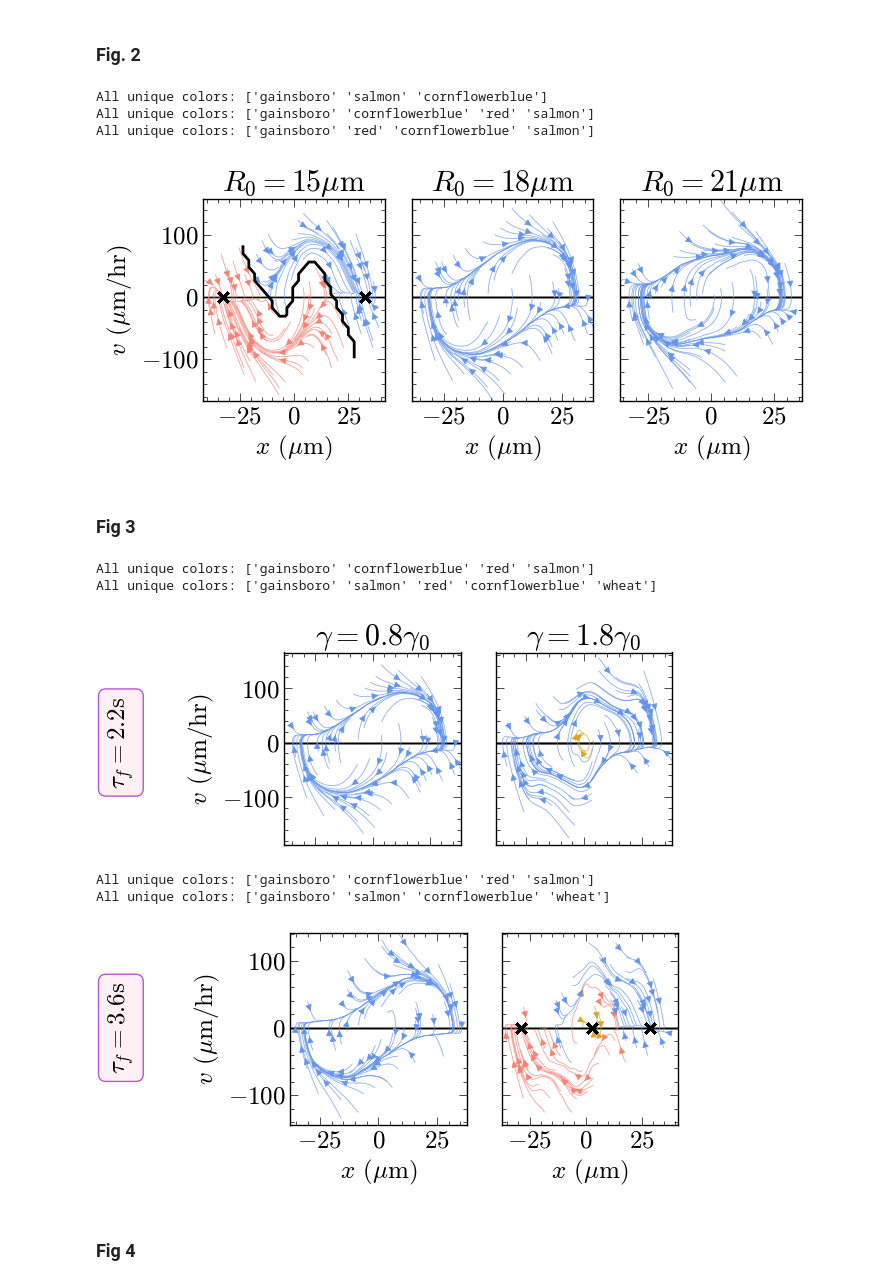
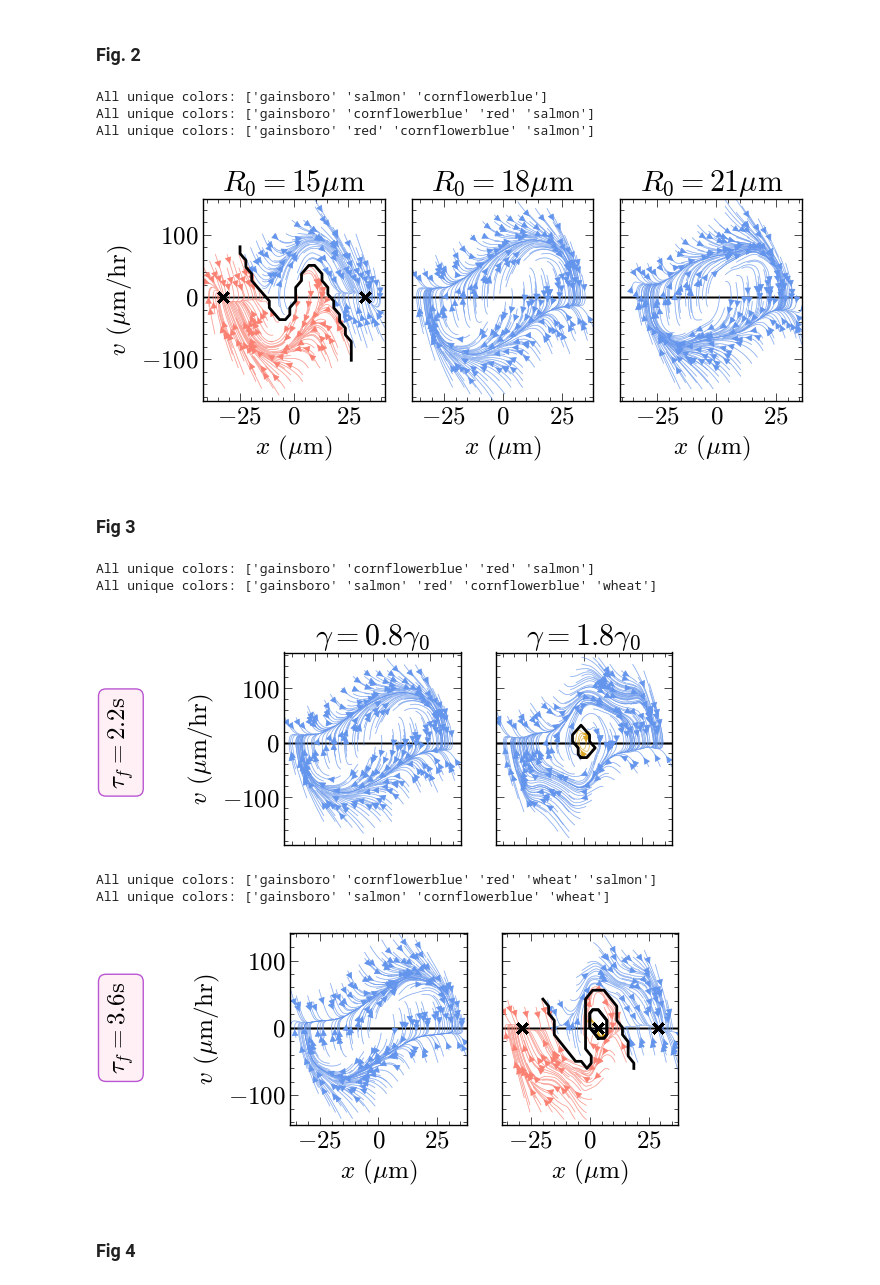
Before and after one commit to pedromzadeh/hopper, a Jupyter notebook: processing/streams.ipynb, the cells around one changed output. Saved outputs shown, nothing was run; the diff lists cells and outputs as text; code cells hidden in the pictures.

```diff
--- a/processing/streams.ipynb
+++ b/processing/streams.ipynb
@@ -138,7 +176,7 @@ def process_gid(gid):
 
     data = pickle.load(open(f"maps/map_{gid}.pkl", "rb"))
     if len(data["labels"]) > 0:
-        return data["F"], data["bounds"], data["labels"], data["end_pts"]
+        return data["F"], data["bounds"], np.array(data["labels"]), data["end_pts"]
     return data["F"], data["bounds"]
 # %%
 kwargs = {
@@ -148,7 +186,7 @@ kwargs = {
     "integration_direction": "forward",
     "broken_streamlines": True,
 }
-nskip = 8
+nskip = 2
 inline = False
 render = lambda f: plt.show() if inline else plt.savefig(f)
 # %% [markdown]
@@ -232,7 +270,7 @@ streamplot(
     *process_gid(2),
     axs[0],
     title=r"$R_0=15\mu\mathrm{m}$",
-    n_skip=5,
+    n_skip=nskip,
     zero_line=True,
     show_terminal={"color": "black"},
     septx=True,
@@ -262,7 +300,7 @@ render("paper_plots/varying_cell_size_streams.pdf")
 All unique colors: ['gainsboro' 'salmon' 'cornflowerblue']
 All unique colors: ['gainsboro' 'cornflowerblue' 'red' 'salmon']
 All unique colors: ['gainsboro' 'red' 'cornflowerblue' 'salmon']
-[figure, old version]
+[figure, new version]
 # %% [markdown]
 ### Fig 3
 # %%
@@ -279,6 +317,7 @@ streamplot(
     n_skip=nskip,
     zero_line=True,
     mix_corn_salmon=True,
+    # include_red=False,
     **kwargs
 )
 streamplot(
@@ -288,6 +327,8 @@ streamplot(
     n_skip=nskip,
     zero_line=True,
     mix_corn_salmon=True,
+    septx=True,
+    # include_red=True,
     **kwargs
 )
 axs[0].text(
@@ -313,7 +354,7 @@ render("paper_plots/varying_cell_tension_streams_A.pdf")
 # %% [output]
 All unique colors: ['gainsboro' 'cornflowerblue' 'red' 'salmon']
 All unique colors: ['gainsboro' 'salmon' 'red' 'cornflowerblue' 'wheat']
-[figure, old version]
+[figure, new version]
 # %%
 nrows, ncols = 1, 2
 fig, axs = plt.subplots(nrows, ncols, figsize=(2.5 * ncols, 2.5 * nrows), sharey=True)
@@ -326,38 +367,39 @@ streamplot(
     zero_line=True,
     mix_corn_salmon=True,
     ignore_wheat=True,
+    nuke_red_in_middle=False,
     **kwargs
 )
 streamplot(
     *process_gid(108),
     axs[1],
-    n_skip=5,
+    n_skip=nskip,
     zero_line=True,
     show_terminal={"color": "black"},
-    septx=False,
+    septx=True,
     **kwargs
 )
 axs[1].set_ylabel("")
 axs[0].text(
     -110,
     0,
     r"$\tau_f=3.6$s",
     rotation=90,
     ha="center",
     va="center",
     bbox=dict(
         boxstyle="round",
         ec=colors.to_rgb("mediumorchid"),
         fc=colors.to_rgb("lavenderblush"),
     ),
 )
 
 plt.subplots_adjust(wspace=0.2)
 render("paper_plots/varying_cell_tension_streams_B_noX.pdf")
 # %% [output]
-All unique colors: ['gainsboro' 'cornflowerblue' 'red' 'salmon']
+All unique colors: ['gainsboro' 'cornflowerblue' 'red' 'wheat' 'salmon']
 All unique colors: ['gainsboro' 'salmon' 'cornflowerblue' 'wheat']
-[figure, old version]
+[figure, new version]
 # %% [markdown]
 ### Fig 4
 # %%
```
Also changed, not shown: parts of 9 cells of this notebook.
